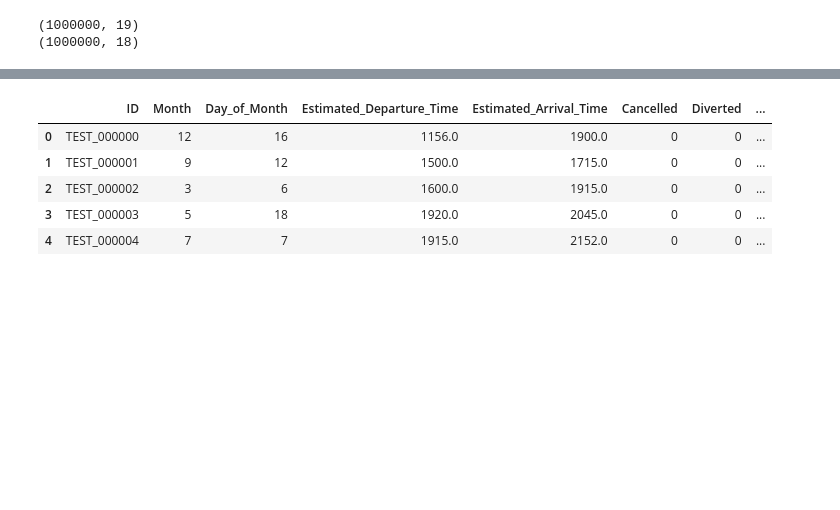
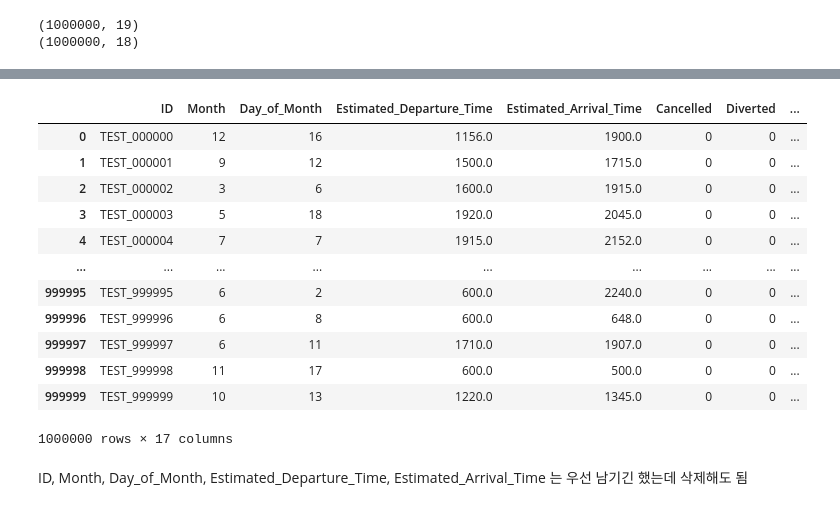
Before and after one commit to limjunghyeon/ESAA_py, a Jupyter notebook: ESAA_3조_프로젝트_전처리.ipynb, the cells around one changed output, grey strips where cells are left out. Cells and saved outputs as stored; diff of their text form; code cells hidden in the pictures; blank space fills up the shorter version.

```diff
--- a/ESAA_3조_프로젝트_전처리.ipynb
+++ b/ESAA_3조_프로젝트_전처리.ipynb
@@ -341,0 +440,5 @@ for i in qual_col:
+# %%
+# 복구하지 못한 데이터 제거 및 Airline 칼럼 삭제
+train = train.dropna(subset=['Carrier_ID(DOT)'], how='any', axis=0)
+train = train.drop('Airline', axis=1)
+test = test.drop('Airline', axis=1)
@@ -341,0 +520,3 @@ for i in qual_col:
+# %%
+train = train.drop('Origin_Airport_ID', axis=1)
+test = test.drop('Origin_Airport_ID', axis=1)
@@ -342,3 +555,6 @@ for i in qual_col:
+# %%
+train = train.drop('Destination_Airport_ID', axis=1)
+test = test.drop('Destination_Airport_ID', axis=1)
 # %%
 train.head()
 # %% [output]
@@ -351,0 +569,15 @@ train.head()
+# %%
+from sklearn.preprocessing import LabelEncoder
+
+qual_col = ['Origin_Airport', 'Origin_State', 'Destination_Airport', 'Destination_State', 'Carrier_Code(IATA)',
+            'Carrier_ID(DOT)', 'Tail_Number']
+
+for i in qual_col:
+    le = LabelEncoder()
+    le = le.fit(train[i])
+    train[i] = le.transform(train[i])
+
+    for label in np.unique(test[i]):
+        if label not in le.classes_:
+            le.classes_ = np.append(le.classes_, label)
+    test[i] = le.transform(test[i])
@@ -352,9 +600,18 @@ train.head()
 # %%
-test.head()
+test
 # %% [output]
 |  | ID | Month | Day_of_Month | Estimated_Departure_Time | Estimated_Arrival_Time | Cancelled | Diverted | ... |
 | 0 | TEST_000000 | 12 | 16 | 1156.0 | 1900.0 | 0 | 0 | ... |
 | 1 | TEST_000001 | 9 | 12 | 1500.0 | 1715.0 | 0 | 0 | ... |
 | 2 | TEST_000002 | 3 | 6 | 1600.0 | 1915.0 | 0 | 0 | ... |
 | 3 | TEST_000003 | 5 | 18 | 1920.0 | 2045.0 | 0 | 0 | ... |
 | 4 | TEST_000004 | 7 | 7 | 1915.0 | 2152.0 | 0 | 0 | ... |
+| ... | ... | ... | ... | ... | ... | ... | ... | ... |
+| 999995 | TEST_999995 | 6 | 2 | 600.0 | 2240.0 | 0 | 0 | ... |
+| 999996 | TEST_999996 | 6 | 8 | 600.0 | 648.0 | 0 | 0 | ... |
+| 999997 | TEST_999997 | 6 | 11 | 1710.0 | 1907.0 | 0 | 0 | ... |
+| 999998 | TEST_999998 | 11 | 17 | 600.0 | 500.0 | 0 | 0 | ... |
+| 999999 | TEST_999999 | 10 | 13 | 1220.0 | 1345.0 | 0 | 0 | ... |
+1000000 rows × 17 columns
+# %% [markdown]
+ID, Month, Day_of_Month, Estimated_Departure_Time, 	Estimated_Arrival_Time	는 우선 남기긴 했는데 삭제해도 됨
```
Also changed, not shown: parts of 61 cells of this notebook.
